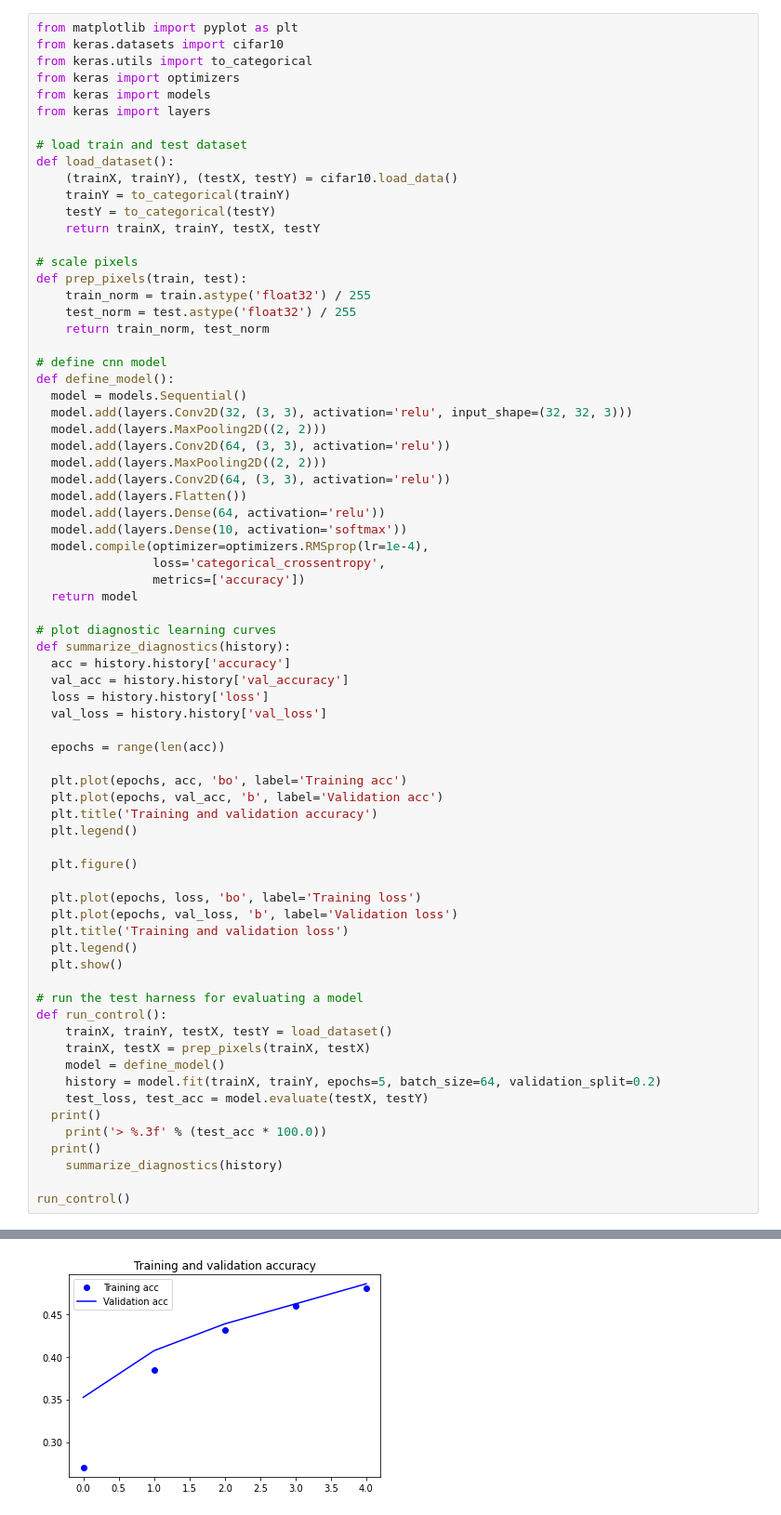
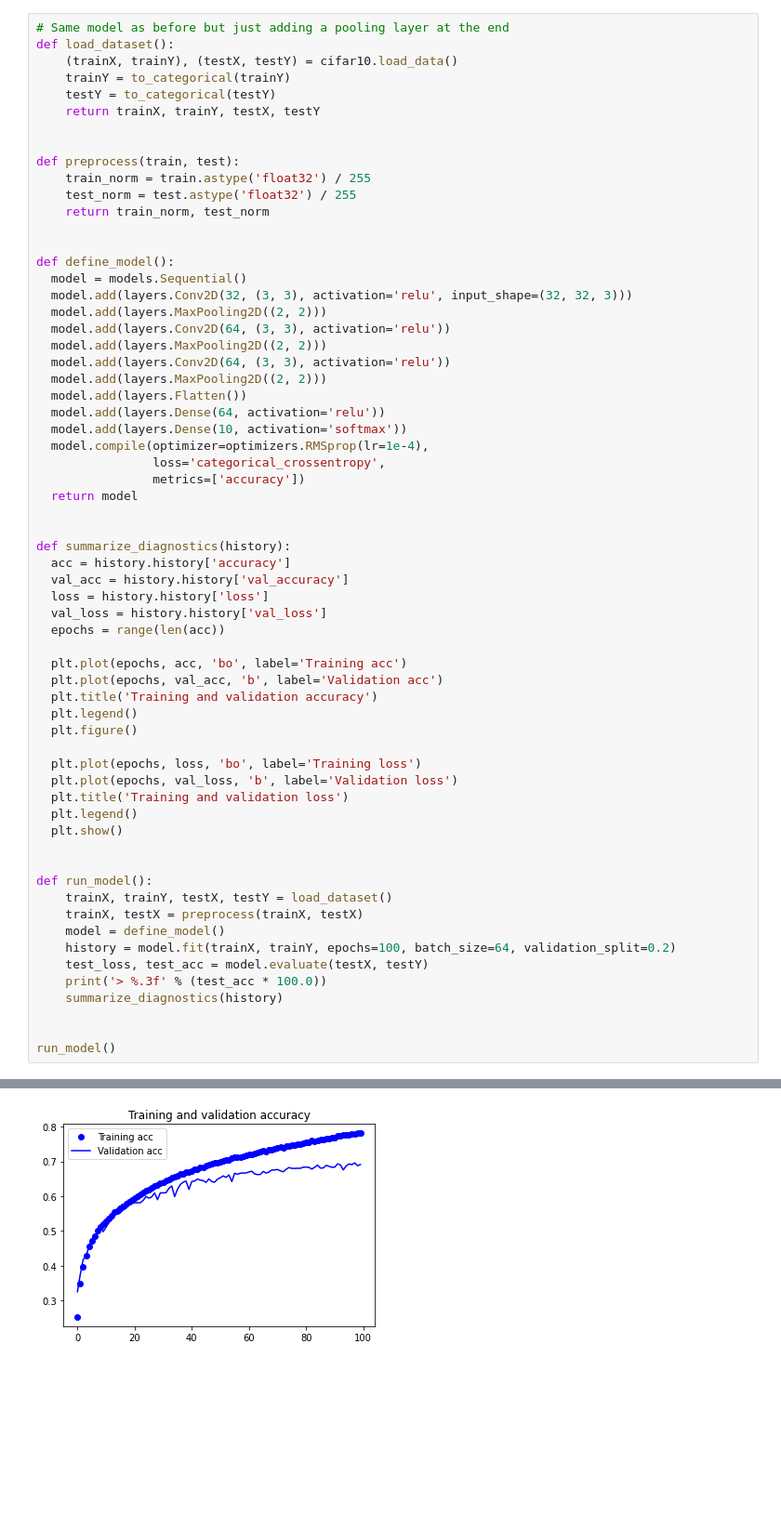
Before and after one commit to xpertdesh/ml-class21, a Jupyter notebook: projects/image_classification.ipynb, the cells around one changed output, grey strips where cells are left out. Shown at 93% size. Cells and saved outputs as stored; diff of their text form; blank space fills up the shorter version.

```diff
--- a/projects/image_classification.ipynb
+++ b/projects/image_classification.ipynb
@@ -29,25 +124,18 @@ Test: X=(10000, 32, 32, 3), y=(10000, 1)
 # %%
-from matplotlib import pyplot as plt
-from keras.datasets import cifar10
-from keras.utils import to_categorical
-from keras import optimizers
-from keras import models
-from keras import layers
-
-# load train and test dataset
+# Same model as before but just adding a pooling layer at the end
 def load_dataset():
 	(trainX, trainY), (testX, testY) = cifar10.load_data()
 	trainY = to_categorical(trainY)
 	testY = to_categorical(testY)
 	return trainX, trainY, testX, testY
 
-# scale pixels
-def prep_pixels(train, test):
+
+def preprocess(train, test):
 	train_norm = train.astype('float32') / 255
 	test_norm = test.astype('float32') / 255
 	return train_norm, test_norm
 
-# define cnn model
+
 def define_model():
   model = models.Sequential()
   model.add(layers.Conv2D(32, (3, 3), activation='relu', input_shape=(32, 32, 3)))
@@ -55,6 +143,7 @@ def define_model():
   model.add(layers.Conv2D(64, (3, 3), activation='relu'))
   model.add(layers.MaxPooling2D((2, 2)))
   model.add(layers.Conv2D(64, (3, 3), activation='relu'))
+  model.add(layers.MaxPooling2D((2, 2)))
   model.add(layers.Flatten())
   model.add(layers.Dense(64, activation='relu'))
   model.add(layers.Dense(10, activation='softmax'))
@@ -63,20 +152,18 @@ def define_model():
                 metrics=['accuracy'])
   return model
 
-# plot diagnostic learning curves
+
 def summarize_diagnostics(history):
   acc = history.history['accuracy']
   val_acc = history.history['val_accuracy']
   loss = history.history['loss']
   val_loss = history.history['val_loss']
-
   epochs = range(len(acc))
 
   plt.plot(epochs, acc, 'bo', label='Training acc')
   plt.plot(epochs, val_acc, 'b', label='Validation acc')
   plt.title('Training and validation accuracy')
   plt.legend()
-
   plt.figure()
 
   plt.plot(epochs, loss, 'bo', label='Training loss')
@@ -85,17 +172,16 @@ def summarize_diagnostics(history):
   plt.legend()
   plt.show()
 
-# run the test harness for evaluating a model
-def run_control():
+
+def run_model():
 	trainX, trainY, testX, testY = load_dataset()
-	trainX, testX = prep_pixels(trainX, testX)
+	trainX, testX = preprocess(trainX, testX)
 	model = define_model()
-	history = model.fit(trainX, trainY, epochs=5, batch_size=64, validation_split=0.2)
+	history = model.fit(trainX, trainY, epochs=100, batch_size=64, validation_split=0.2)
 	test_loss, test_acc = model.evaluate(testX, testY)
-  print()
 	print('> %.3f' % (test_acc * 100.0))
-  print()
 	summarize_diagnostics(history)
 
-run_control()
+
+run_model()
 # %% [output]
@@ -114 +205 @@ Epoch 5/5
-[figure, old version]
+[figure, new version]
```
Also changed, not shown: parts of 26 cells of this notebook.
